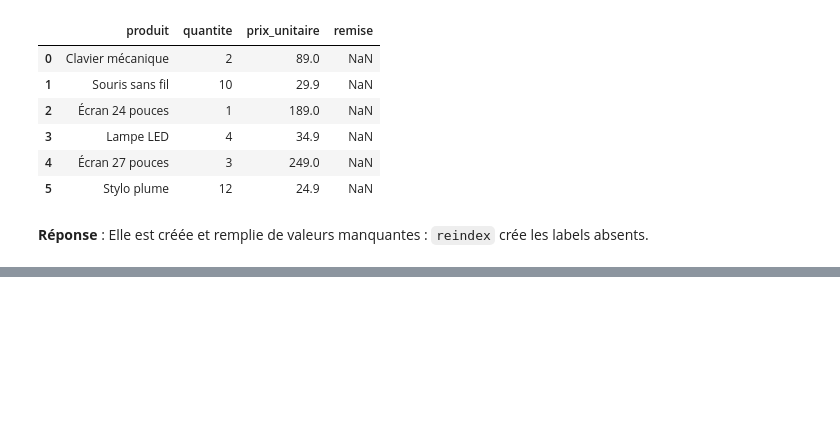
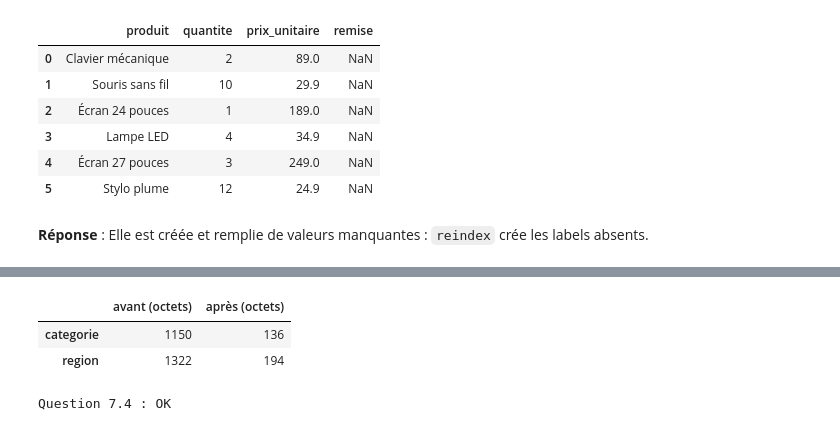
Before and after one commit to ardev2/formation-analyse-donnees-python, a Jupyter notebook: corrections/exercices/tp02-nettoyage/tp02_corrige.ipynb, the cells around one changed output, grey strips where cells are left out. Cells and saved outputs as stored; diff of their text form; code cells hidden in the pictures; blank space fills up the shorter version.

```diff
--- a/corrections/exercices/tp02-nettoyage/tp02_corrige.ipynb
+++ b/corrections/exercices/tp02-nettoyage/tp02_corrige.ipynb
@@ -1091,0 +1218,20 @@ commandes.reindex(columns=["produit", "quantite", "prix_unitaire", "remise"])
+# %%
+df["date"] = pd.to_datetime(df["date"], format="%Y-%m-%d")
+
+avant = df[["categorie", "region"]].memory_usage(deep=True, index=False)
+df["categorie"] = df["categorie"].astype("category")
+df["region"] = df["region"].astype("category")
+apres = df[["categorie", "region"]].memory_usage(deep=True, index=False)
+pd.DataFrame({"avant (octets)": avant, "après (octets)": apres})
+# %% [output]
+|  | avant (octets) | après (octets) |
+| categorie | 1150 | 136 |
+| region | 1322 | 194 |
+# %%
+# Vérification
+assert pd.api.types.is_datetime64_any_dtype(df["date"]), "date doit être de type datetime64"
+assert df["categorie"].dtype == "category" and df["region"].dtype == "category"
+assert (apres < avant).all(), "la mémoire doit diminuer après conversion"
+print("Question 7.4 : OK")
+# %% [output]
+Question 7.4 : OK
```
Also changed, not shown: parts of 44 cells of this notebook.
